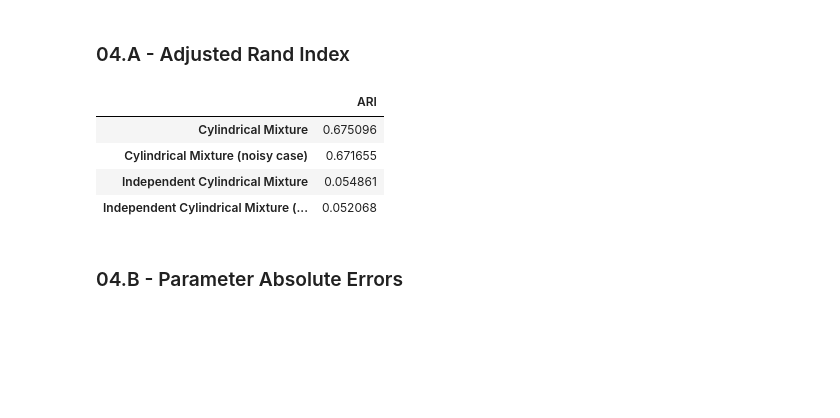
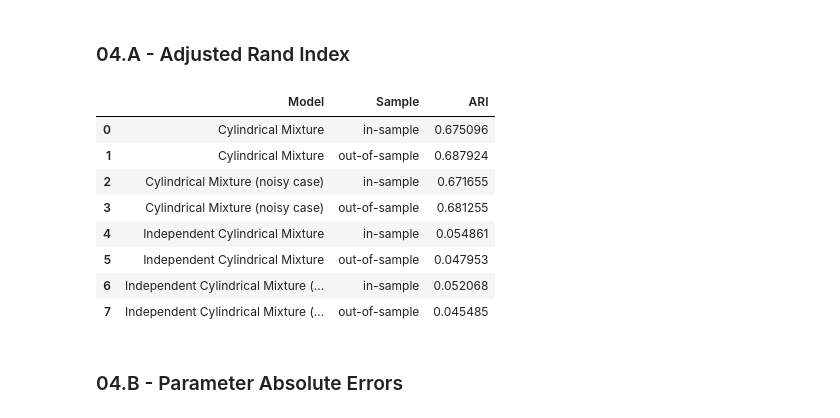
Before and after one commit to Joaquin-Garay/cylindrical-data-lvm, a Jupyter notebook: experiment/synthetic_data/cylmix-2d-low-strong.ipynb, the cells around one changed output. Cells and saved outputs as stored; diff of their text form; code cells hidden in the pictures; blank space fills up the shorter version.

```diff
--- a/experiment/synthetic_data/cylmix-2d-low-strong.ipynb
+++ b/experiment/synthetic_data/cylmix-2d-low-strong.ipynb
@@ -170,3 +172,7 @@ mod.plot_cross_corr_model_vs_generator(cylmix, generator, cmap="coolwarm")
 mod.plot_cross_corr_model_vs_generator(noisy_cylmix, generator, cmap="coolwarm")
 # %% [output]
 [figure]
+# %%
+for model, name in zip(models[:4], model_names[:4]):
+    fig, axes = mod.plot_mixing_weights_model_vs_generator(model, generator, title=name)
+    plt.show()
@@ -173,19 +184,35 @@ mod.plot_cross_corr_model_vs_generator(noisy_cylmix, generator, cmap="coolwarm")
 # %% [markdown]
 ## 04 - Metrics
+# %%
+N_test = 2000
+x_test, labels_test = generator.sample(N_test, rng=rng, return_labels=True)
 # %% [markdown]
 ### 04.A - Adjusted Rand Index
 # %%
-results_ari = {}
+results_ari = []
 for model, name in zip(models[:4], model_names[:4]):
-    results_ari[name] = clvm.ari(labels, model.predict(x))
+    results_ari.append(
+        {"Model": name,
+         "Sample": "in-sample",
+         "ARI": clvm.ari(labels, model.predict(x))
+         })
+    results_ari.append(
+        {"Model": name,
+         "Sample": "out-of-sample",
+         "ARI": clvm.ari(labels_test, model.predict(x_test))
+         })
 # %%
-pd.Series(results_ari, name="ARI").to_frame()
+pd.DataFrame(results_ari)
 # %% [output]
-|  | ARI |
-| Cylindrical Mixture | 0.675096 |
-| Cylindrical Mixture (noisy case) | 0.671655 |
-| Independent Cylindrical Mixture | 0.054861 |
-| Independent Cylindrical Mixture (... | 0.052068 |
+|  | Model | Sample | ARI |
+| 0 | Cylindrical Mixture | in-sample | 0.675096 |
+| 1 | Cylindrical Mixture | out-of-sample | 0.687924 |
+| 2 | Cylindrical Mixture (noisy case) | in-sample | 0.671655 |
+| 3 | Cylindrical Mixture (noisy case) | out-of-sample | 0.681255 |
+| 4 | Independent Cylindrical Mixture | in-sample | 0.054861 |
+| 5 | Independent Cylindrical Mixture | out-of-sample | 0.047953 |
+| 6 | Independent Cylindrical Mixture (... | in-sample | 0.052068 |
+| 7 | Independent Cylindrical Mixture (... | out-of-sample | 0.045485 |
 # %% [markdown]
 ### 04.B - Parameter Absolute Errors
 # %%
```
Also changed, not shown: parts of 10 cells of this notebook, 2 other files.
